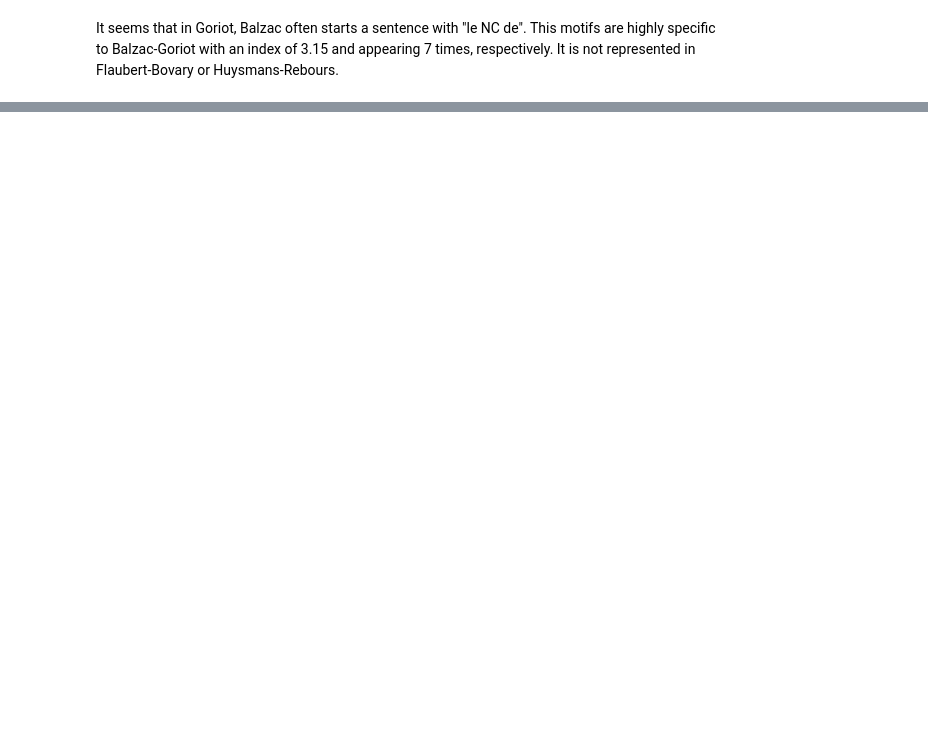
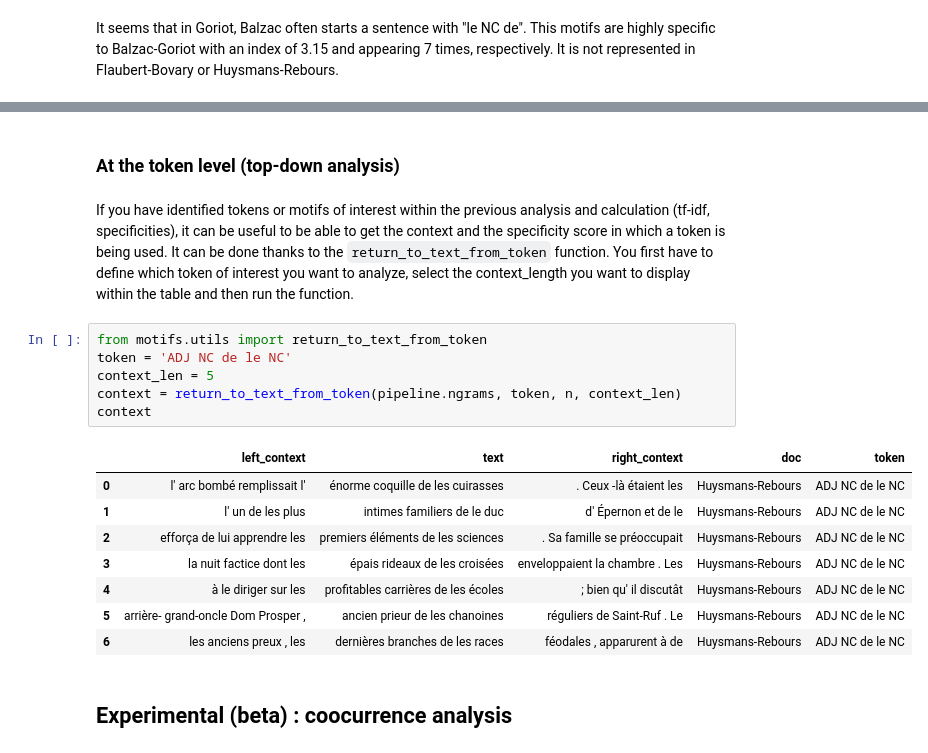
Before and after one commit to Malichot/PyMotifs, a Jupyter notebook: notebooks/0_Pipeline_Motifs.ipynb, the cells around one changed output, grey strips where cells are left out. Drawn from its saved outputs; the diff is of its cells as text; blank space fills up the shorter version.

```diff
--- a/notebooks/0_Pipeline_Motifs.ipynb
+++ b/notebooks/0_Pipeline_Motifs.ipynb
@@ -294,0 +269,21 @@ context[context["doc"] == "Balzac-Goriot"]
+# %% [markdown]
+### At the token level (top-down analysis)
+# %% [markdown]
+If you have identified tokens or motifs of interest within the previous analysis and calculation (tf-idf, specificities), it can be useful to be able to get the context and the specificity score in which a token is being used. It can be done thanks to the `return_to_text_from_token` function. You first have to define which token of interest you want to analyze, select the context_length you want to display within the table and then run the function.
+# %%
+from motifs.utils import return_to_text_from_token
+token = 'ADJ NC de le NC'
+context_len = 5
+context = return_to_text_from_token(pipeline.ngrams, token, n, context_len)
+context
+# %% [output]
+|  | left_context | text | right_context | doc | token |
+| 0 | l' arc bombé remplissait l' | énorme coquille de les cuirasses | . Ceux -là étaient les | Huysmans-Rebours | ADJ NC de le NC |
+| 1 | l' un de les plus | intimes familiers de le duc | d' Épernon et de le | Huysmans-Rebours | ADJ NC de le NC |
+| 2 | efforça de lui apprendre les | premiers éléments de les sciences | . Sa famille se préoccupait | Huysmans-Rebours | ADJ NC de le NC |
+| 3 | la nuit factice dont les | épais rideaux de les croisées | enveloppaient la chambre . Les | Huysmans-Rebours | ADJ NC de le NC |
+| 4 | à le diriger sur les | profitables carrières de les écoles | ; bien qu' il discutât | Huysmans-Rebours | ADJ NC de le NC |
+| 5 | arrière- grand-oncle Dom Prosper , | ancien prieur de les chanoines | réguliers de Saint-Ruf . Le | Huysmans-Rebours | ADJ NC de le NC |
+| 6 | les anciens preux , les | dernières branches de les races | féodales , apparurent à de | Huysmans-Rebours | ADJ NC de le NC |
+# %% [markdown]
+## Experimental (beta) : coocurrence analysis
```
Also changed, not shown: parts of 59 cells of this notebook.
